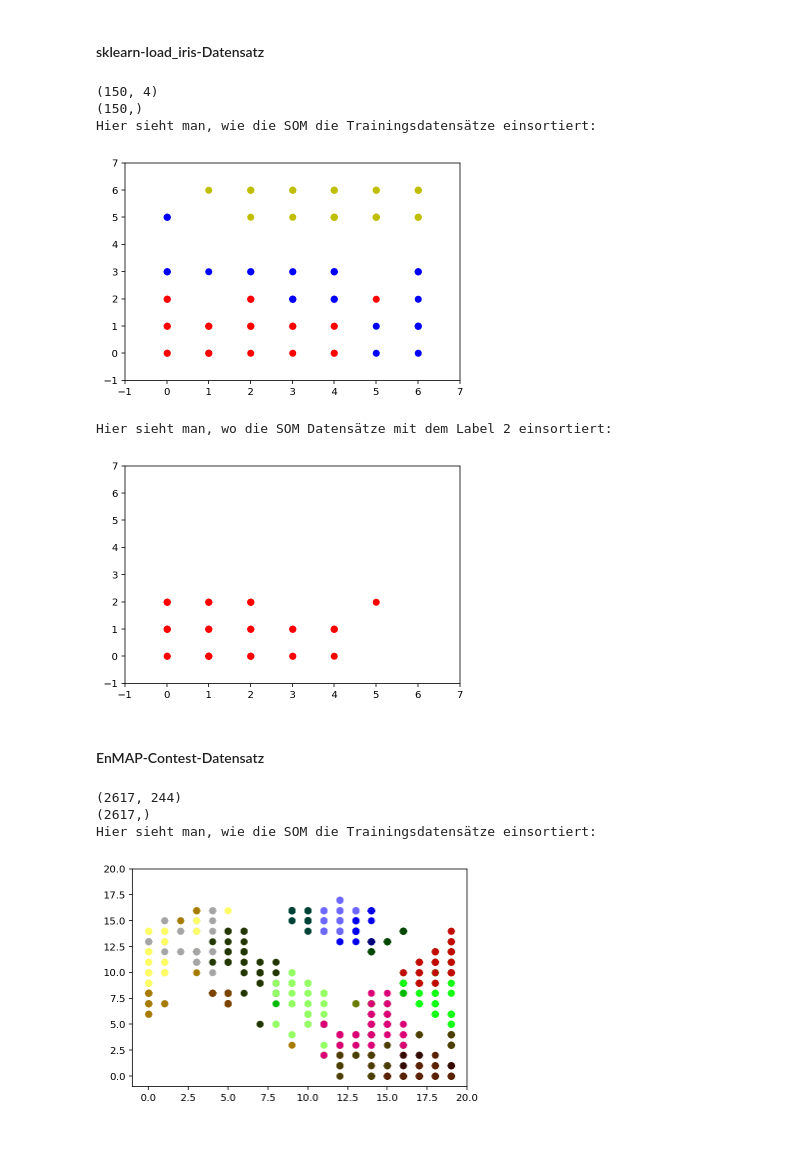
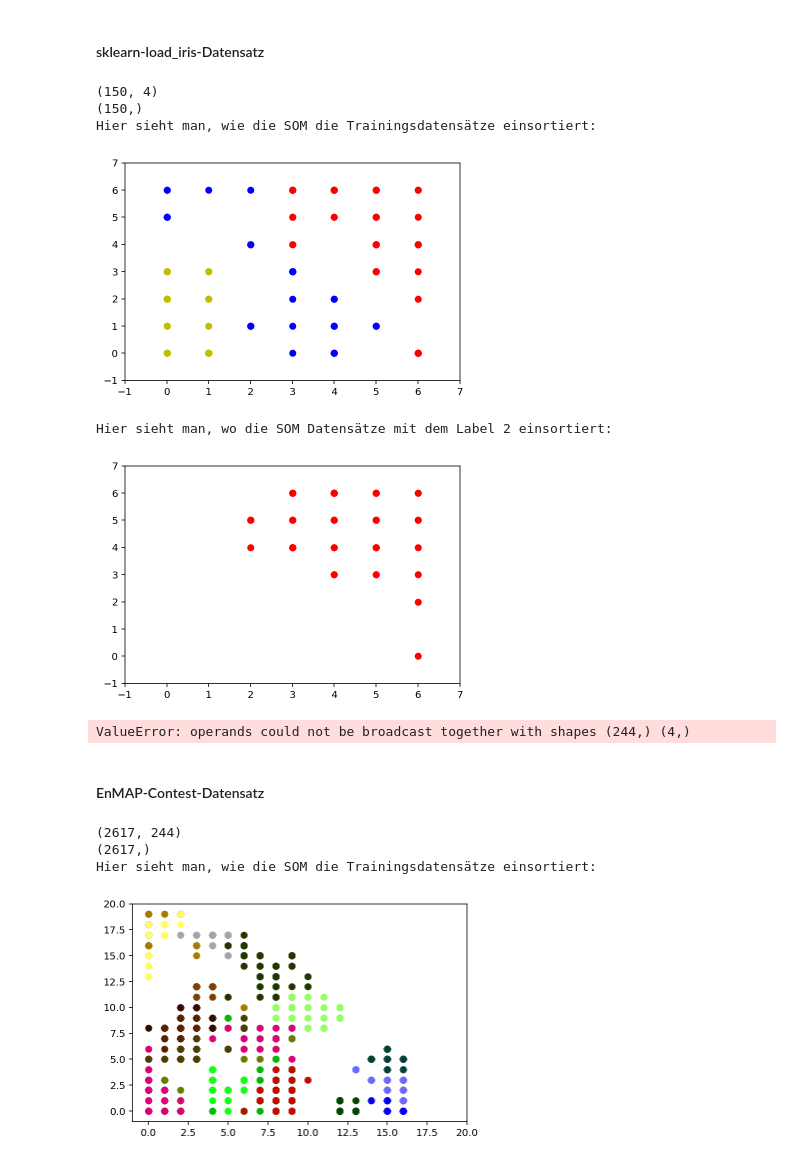
Before and after one commit to thedomdom/wbs, a Jupyter notebook: WBS_P-Übung2.ipynb, the cells around one changed output. Drawn from its saved outputs; the diff is of its cells as text; code cells hidden in the pictures.

Commit message:
Tested prediction

```diff
--- a/WBS_P-Übung2.ipynb
+++ b/WBS_P-Übung2.ipynb
@@ -46,7 +46,7 @@ my_som = SOM(n_rows=n_rows, n_cols=n_cols, iterations_max=5000, alpha_0=0.9, sig
 
 # Entnehmen der Trainingsdatensätze
 idx = np.random.randint(150, size=110)
-my_som.fit(X[idx,:])
+my_som.fit(X[idx,:], y[idx])
 
 for index in idx:
 #     print(dataset.shape)
@@ -65,7 +65,7 @@ print("Hier sieht man, wie die SOM die Trainingsdatensätze einsortiert:")
 (150, 4)
 (150,)
 Hier sieht man, wie die SOM die Trainingsdatensätze einsortiert:
-[figure, old version]
+[figure, new version]
 # %%
 for index, dataset in enumerate(X):
 #     print(dataset.shape)
@@ -80,35 +80,43 @@ plt.axis([-1, n_cols, -1, n_rows])
 print("Hier sieht man, wo die SOM Datensätze mit dem Label 2 einsortiert:")
 # %% [output]
 Hier sieht man, wo die SOM Datensätze mit dem Label 2 einsortiert:
-[figure, old version]
+[figure, new version]
+# %%
+import sklearn.metrics as metrics
+
+# print(my_som.predict(X[idx,:]))
+
+metrics.accuracy_score(y[idx], my_som.predict(X[idx,:]))
+# %% [output]
+ValueError: operands could not be broadcast together with shapes (244,) (4,)
 # %% [markdown]
 #### EnMAP-Contest-Datensatz
 # %%
 print(datadict["xi"].T.shape)
 print(datadict["lx"].T.ravel().shape)
 
 n_rows = 20
 n_cols = 20
 
 my_som = SOM(n_rows=n_rows, n_cols=n_cols, iterations_max=1000, alpha_0=0.9, sigma_0=1)
-my_som.fit(datadict["xi"].T)
+my_som.fit(datadict["xi"].T, datadict["lx"].T.ravel())
 
 for index, dataset in enumerate(datadict["yi"].T):
 #     print(dataset.shape)
     coords = my_som.classify(dataset)
     dataset_class = int(datadict["ly"].T[index])
     if dataset_class :
 #         print(coords)
         dataset_class_color = tuple(datadict["cm"].T[dataset_class])
         plt.plot(coords[0], coords[1], color=dataset_class_color, marker='o')
 
 plt.axis([-1, n_cols, -1, n_rows])
 print("Hier sieht man, wie die SOM die Trainingsdatensätze einsortiert:")
 # %% [output]
 (2617, 244)
 (2617,)
 Hier sieht man, wie die SOM die Trainingsdatensätze einsortiert:
-[figure, old version]
+[figure, new version]
 # %%
 for index, dataset in enumerate(datadict["yi"].T):
 #     print(dataset.shape)
```
Also changed, not shown: parts of 2 cells of this notebook.
